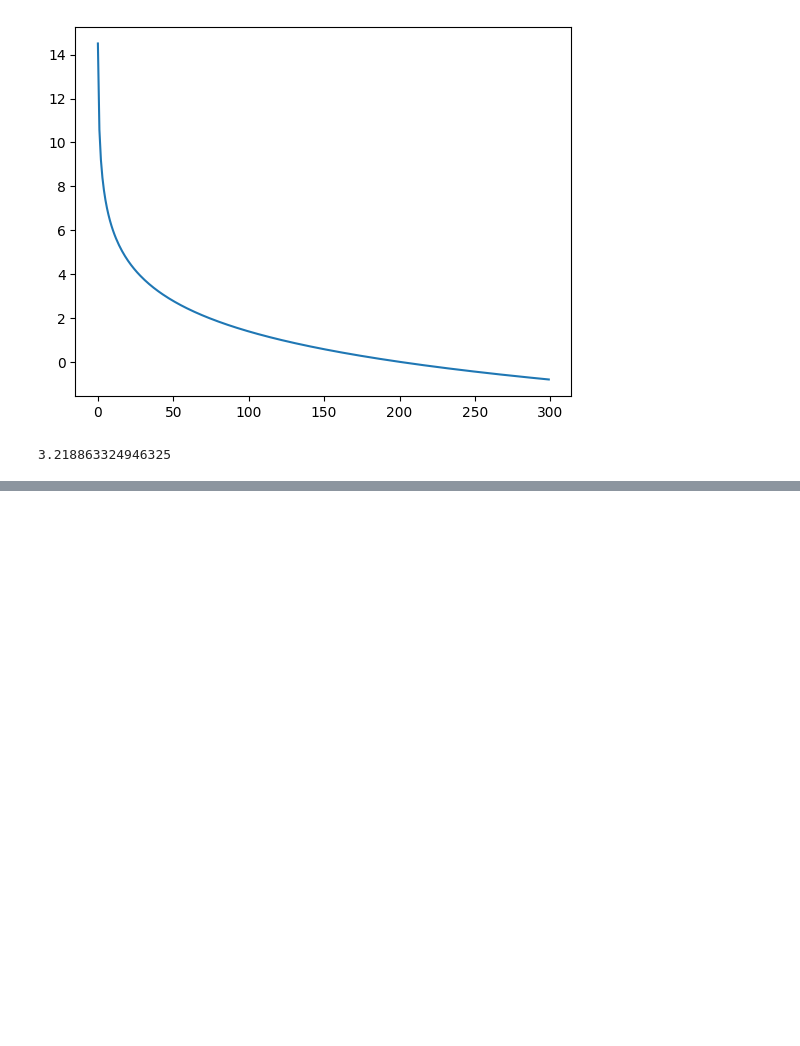
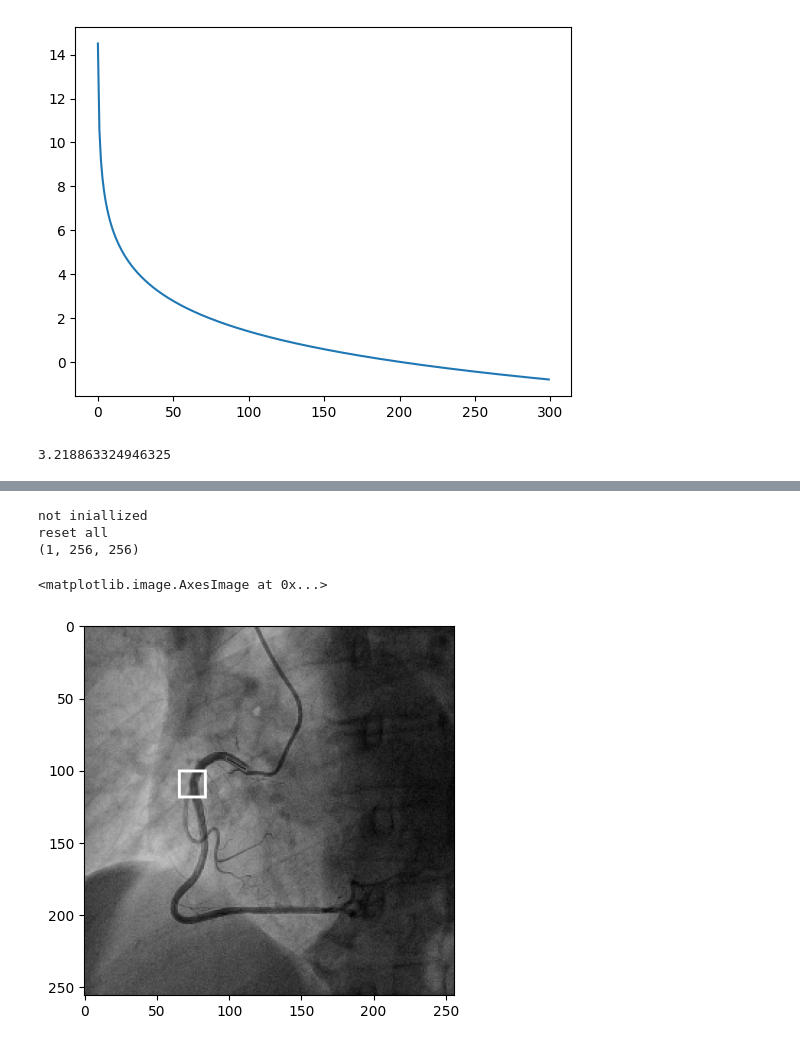
Before and after one commit to umeiko/guide-sim, a Jupyter notebook: starter.ipynb, the cells around one changed output, grey strips where cells are left out. Drawn from its saved outputs; the diff is of its cells as text; code cells hidden in the pictures; blank space fills up the shorter version.

```diff
--- a/starter.ipynb
+++ b/starter.ipynb
@@ -281,0 +304,18 @@ merged_formula(40)
+# %%
+dataset_path = "datas/train/"
+tasks = os.listdir(os.path.join(dataset_path, "task"))
+def _sortfunc(name:str):
+    return int(name.split(".")[-2])
+tasks.sort(key=_sortfunc)
+tasks = [os.path.join(dataset_path, "task", t) for t in tasks]
+env = gs.GuidewireEnv(tasks[0])
+# %%
+img = env.reset()  # 重置环境（每次要开始交互之前必须这么做）（输入代表根据序号开启某个任务）
+print(img.shape)
+plt.imshow(img[0], cmap='gray')
+# %% [output]
+not iniallized
+reset all
+(1, 256, 256)
+<matplotlib.image.AxesImage at 0x...>
+[figure, added]
```
Also changed, not shown: parts of 10 cells of this notebook, 3 other files.
